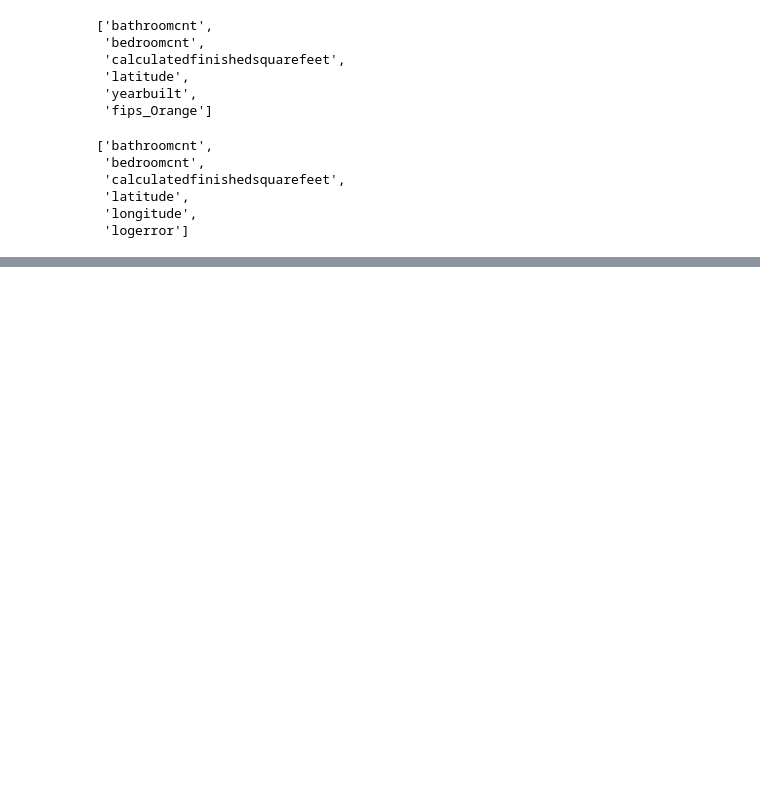
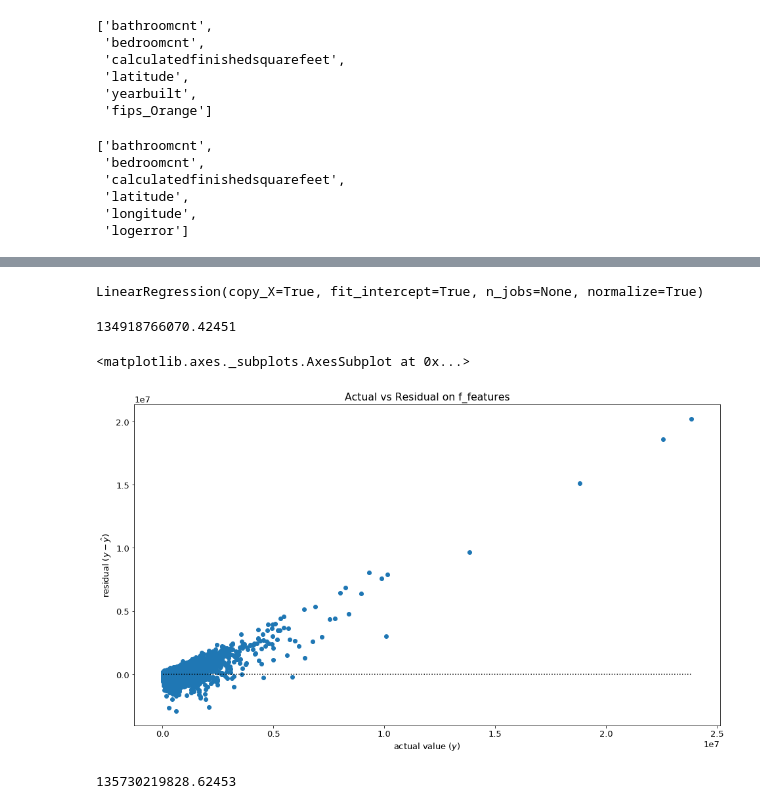
Before and after one commit to Estimating-Home-Value/Predicting-Tax-Assessed-Home-Values, a Jupyter notebook: scratchpad_shi.ipynb, the cells around one changed output, grey strips where cells are left out. Drawn from its saved outputs; the diff is of its cells as text; code cells hidden in the pictures; blank space fills up the shorter version.

```diff
--- a/scratchpad_shi.ipynb
+++ b/scratchpad_shi.ipynb
@@ -1391,0 +1443,5 @@ rfe_features
+# %%
+# Create X_train_scaled for f_features and rfe_features
+
+X_train_scaled_f = X_train_scaled[f_features]
+X_train_scaled_rfe = X_train_scaled[rfe_features]
@@ -1391,0 +1463,14 @@ rfe_features
+# %%
+def plot_residuals(actual, predicted, feature):
+    """
+    Returns the scatterplot of actural y in horizontal axis and residuals in vertical axis
+    Parameters: actural y(df.se), predicted y(df.se), feature(str)
+    Prerequisite: call function evaluate_slr
+    """
+    residuals = actual - predicted
+    plt.hlines(0, actual.min(), actual.max(), ls=':')
+    plt.scatter(actual, residuals)
+    plt.ylabel('residual ($y - \hat{y}$)')
+    plt.xlabel('actual value ($y$)')
+    plt.title(f'Actual vs Residual on {feature}')
+    return plt.gca()
@@ -1391,0 +1481,34 @@ rfe_features
+# %%
+# Create lm object
+
+lm = LinearRegression(normalize=True)
+lm
+# %% [output]
+LinearRegression(copy_X=True, fit_intercept=True, n_jobs=None, normalize=True)
+# %%
+# Fit train dataset with f_features, predict and calculate the lm_rmse
+
+lm_f = lm.fit(X_train_scaled_f, y_train)
+lm_pred_f = lm_f.predict(X_train_scaled_f)
+lm_rmse_f = mean_squared_error(y_train, lm_pred_f)**1/2
+
+lm_rmse_f
+# %% [output]
+134918766070.42451
+# %%
+# Residual plot
+
+plot_residuals(y_train, lm_pred_f, 'f_features')
+# %% [output]
+<matplotlib.axes._subplots.AxesSubplot at 0x...>
+[figure, added]
+# %%
+# Fit train dataset with rfe_features, predict and calculate the lm_rmse
+
+lm_rfe = lm.fit(X_train_scaled_rfe, y_train)
+lm_pred_rfe = lm_rfe.predict(X_train_scaled_rfe)
+lm_rmse_rfe = mean_squared_error(y_train, lm_pred_rfe)**1/2
+
+lm_rmse_rfe
+# %% [output]
+135730219828.62453
```
Also changed, not shown: parts of 31 cells of this notebook.
